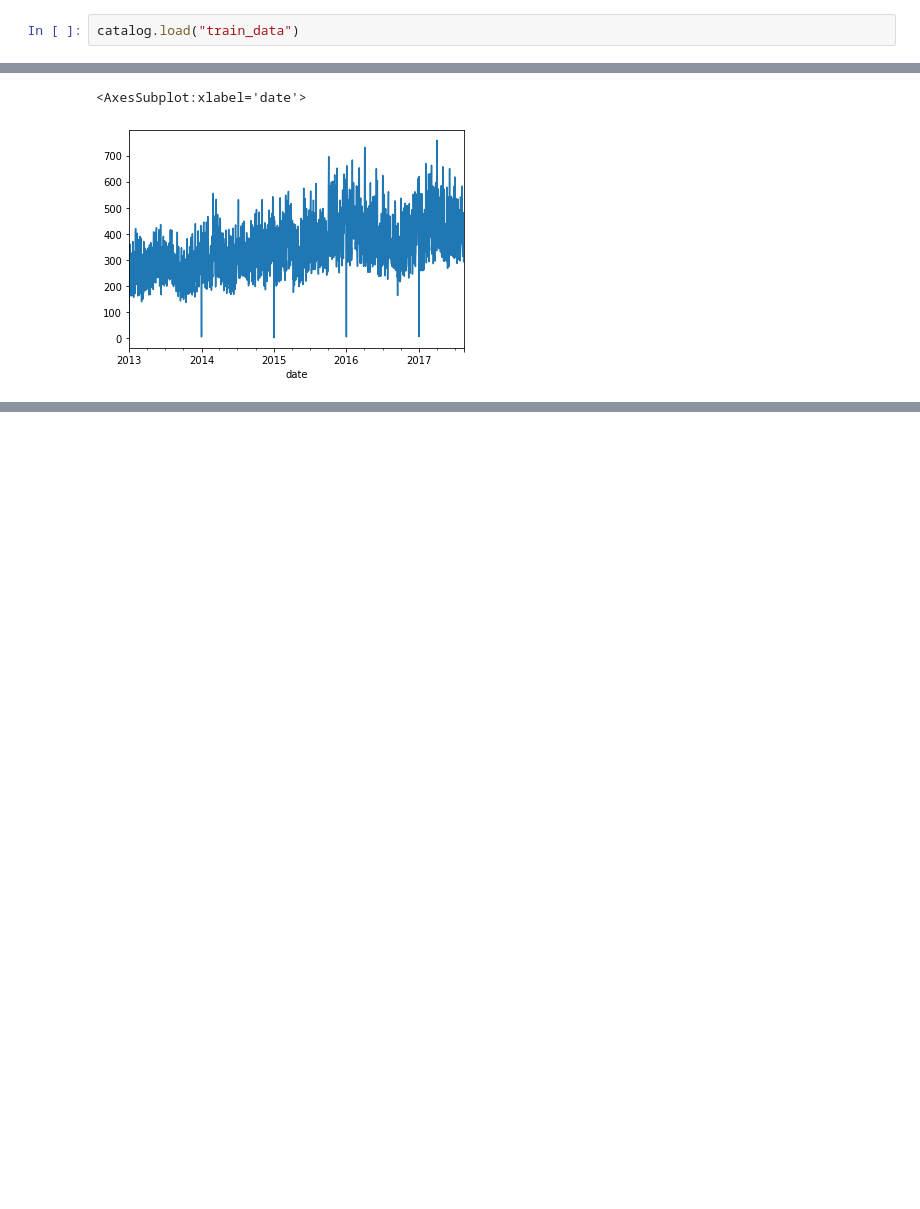
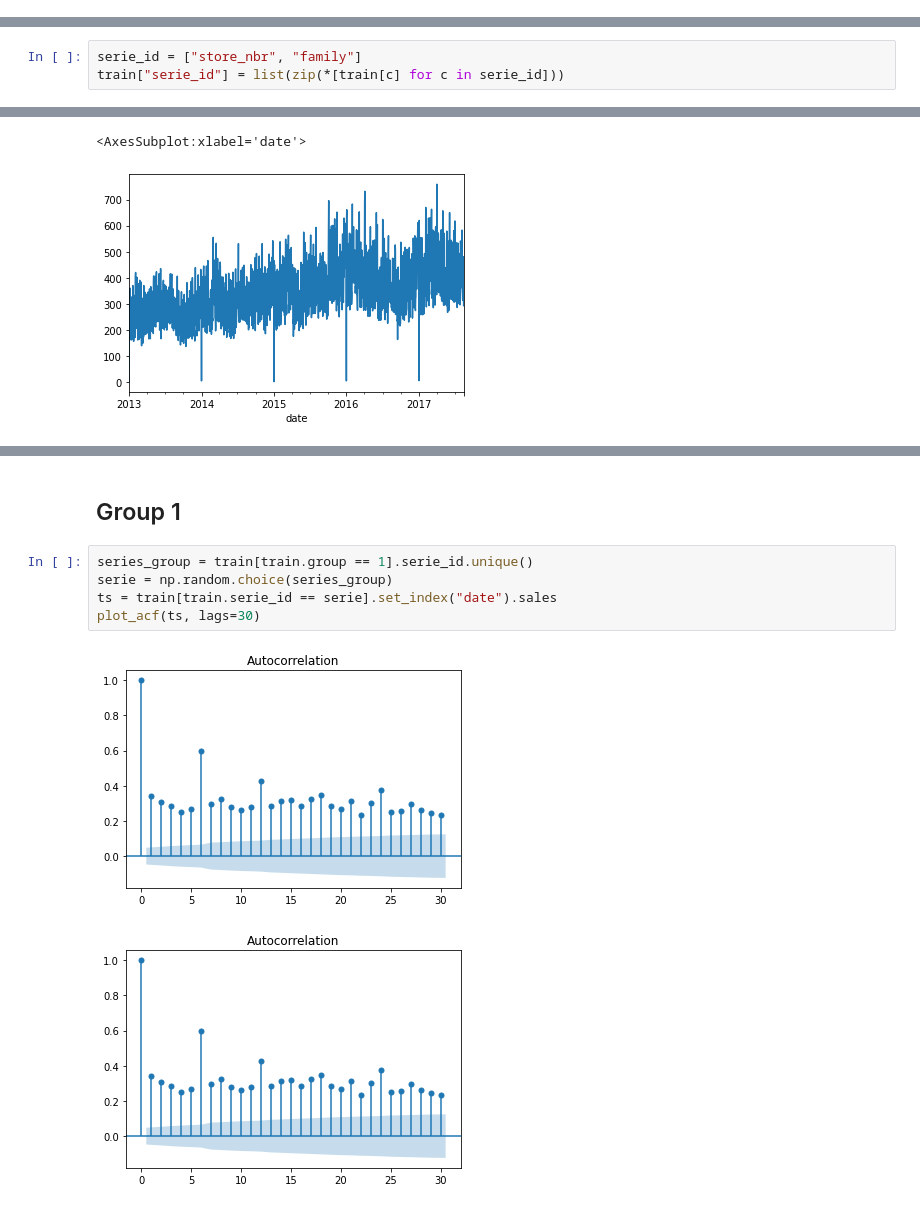
Before and after one commit to matheusfsa/time_series_kedro, a Jupyter notebook: notebooks/eda.ipynb, the cells around one changed output, grey strips where cells are left out. Saved outputs shown, nothing was run; the diff lists cells and outputs as text; blank space fills up the shorter version.

```diff
--- a/notebooks/eda.ipynb
+++ b/notebooks/eda.ipynb
@@ -14,2 +0,0 @@ list(product(["gt", "le"], repeat=3))
-# %%
-catalog.load("train_data")
@@ -49,3 +24,6 @@ seg_metrics = catalog.load("seg_metrics")
+# %%
+serie_id = ["store_nbr", "family"]
+train["serie_id"] = list(zip(*[train[c] for c in serie_id]))
 # %%
 import numpy as np
 np.roll([1, 2, 4, 5], -1)
@@ -270,0 +141,10 @@ Name: date, dtype: int64
+# %% [markdown]
+## Group 1
+# %%
+series_group = train[train.group == 1].serie_id.unique()
+serie = np.random.choice(series_group)
+ts = train[train.serie_id == serie].set_index("date").sales
+plot_acf(ts, lags=30)
+# %% [output]
+[figure, added]
+[figure, added]
```
Also changed, not shown: parts of 34 cells of this notebook, 1 other file.
